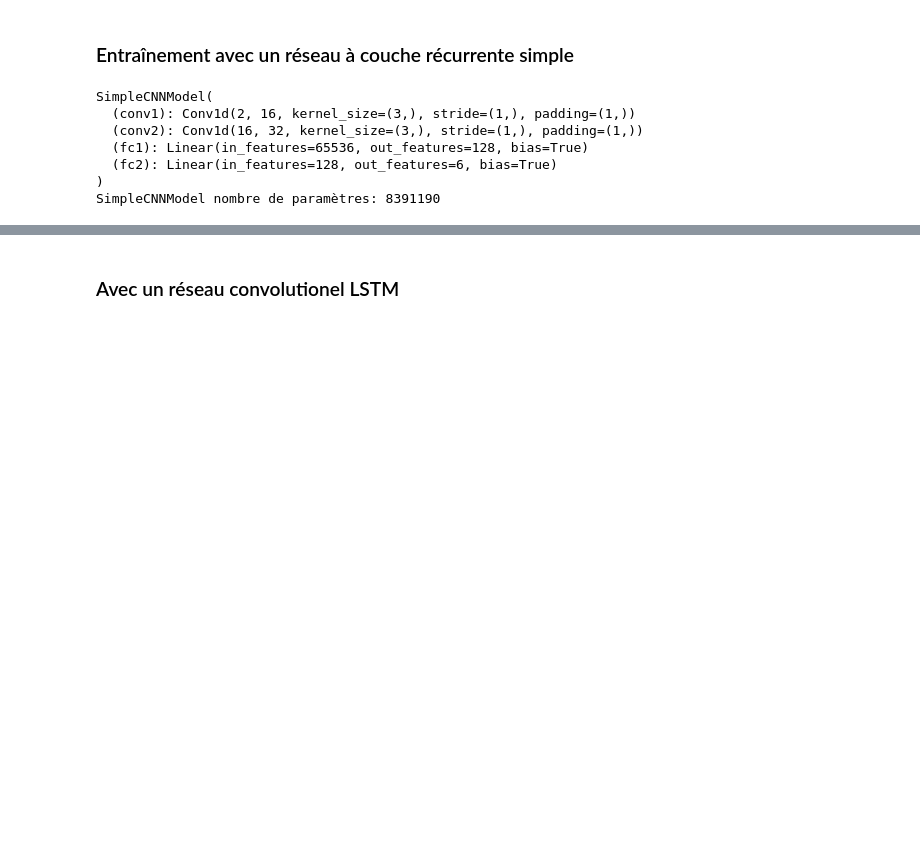
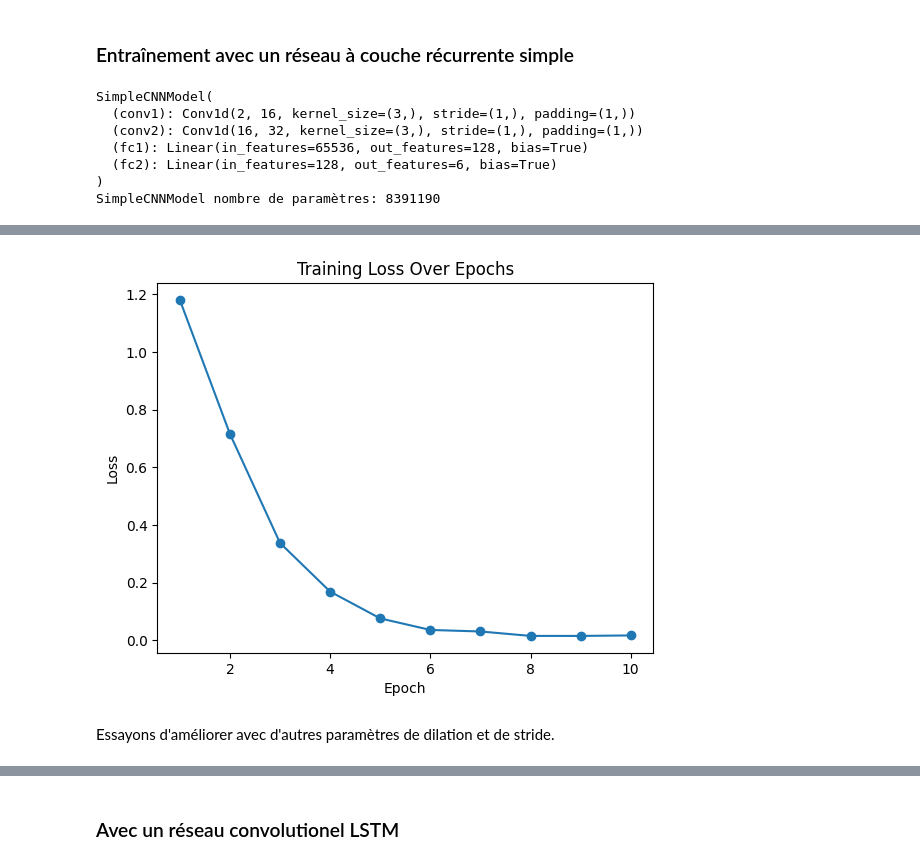
Before and after one commit to cvt8/DLTS_TP3, a Jupyter notebook: dlts_tp3.ipynb, the cells around one changed output, grey strips where cells are left out. Cells and saved outputs as stored; diff of their text form; code cells hidden in the pictures; blank space fills up the shorter version.

Commit message:
Nouveaux modèles

```diff
--- a/dlts_tp3.ipynb
+++ b/dlts_tp3.ipynb
@@ -205,7 +216,7 @@ class MyDataset(torch.utils.data.Dataset):
 
     def __len__(self): #retourne le nombre de données dans le dataset
         return len(self.signals)
-        ...
+
     def __getitem__(self,i): #retourne pour chaque indice i un couple (data_i, lablel_i), data_i étant un signal et label_i le label associé au signal
         return self.signals[i], self.labels_id[i]
 # %% [markdown]
@@ -608,9 +619,7 @@ SimpleCNNModel(
 )
 SimpleCNNModel nombre de paramètres: 8391190
 # %%
-#loss = nn.L1Loss()
-loss = nn.CrossEntropyLoss()
-     # définissez la fonction de perte selon laquelle le modèle sera optimisé
+loss = nn.NLLLoss()
 
 optimizer = torch.optim.Adam(model1.parameters()) # en pratique on utilise pas une simple descente de gradient mais une procédure d'optimisation plus sophistiquée qui est implémentée sous la forme d'un objet Optimizer. Il en existe beaucoup d'optimizers différents, vous pouvez en tester différents, je vous propose d'utiliser en premier lieu l'algorithme Adam
 
@@ -627,7 +636,7 @@ dataloader_train = DataLoader(dataset,
 chemin_vers_sauvegarde_model1 = 'model1.pth'
 
 model = model1
-model1.to(device) # on place le modèle dans le GPU si nécessaire
+model1.to(device) # on place le modèle dans le GPU
 
 train_losses = []
 
@@ -649,7 +658,6 @@ for epoch in range(n_epochs):
 
         optimizer.step()
 
-
         with torch.no_grad():
             batch_y_predicted = model(batch_x)
 
@@ -682,0 +695,27 @@ plt.show()
+# %%
+class ImprovedCNNModel(nn.Module):
+    def __init__(self, input_channels, num_classes):
+        super(ImprovedCNNModel, self).__init__()
+        self.conv1 = nn.Conv1d(in_channels=input_channels, out_channels=16, kernel_size=3, padding=1, #same padding
+                               dilation=2, # paramètre de dilatation
+                               )
+        self.conv2 = nn.Conv1d(16, 32, kernel_size=3, padding=1, #same padding
+                               dilation=2, # paramètre de dilatation pour augmenter le champ perceptif
+                               )
+        self.fc1 = nn.Linear(65408, 128)
+        self.fc2 = nn.Linear(128, num_classes)
+
+    def forward(self, x):
+        x = F.relu(self.conv1(x))
+        x = F.relu(self.conv2(x))
+        x = x.view(x.size(0), -1)  # Flatten the tensor
+        x = F.relu(self.fc1(x))
+        x = self.fc2(x)
+        return F.log_softmax(x, dim=1)
+
+#Paramètres du problème (reste fixé)
+
+model2 = ImprovedCNNModel(input_channels, num_classes)
+print(model2)
+
+print("ImprovedCNNModel nombre de paramètres:", count_n_param(model2))
@@ -682,0 +793,11 @@ plt.show()
+# %%
+# Tracé de la loss au cours des epochs
+plt.plot(range(1, n_epochs + 1), train_losses, marker='o')
+plt.xlabel('Epoch')
+plt.ylabel('Loss')
+plt.title('Training Loss Over Epochs')
+plt.show()
+# %% [output]
+[figure, added]
+# %% [markdown]
+Essayons d'améliorer avec d'autres paramètres de dilation et de stride.
```
Also changed, not shown: parts of 43 cells of this notebook, 7 other files.
